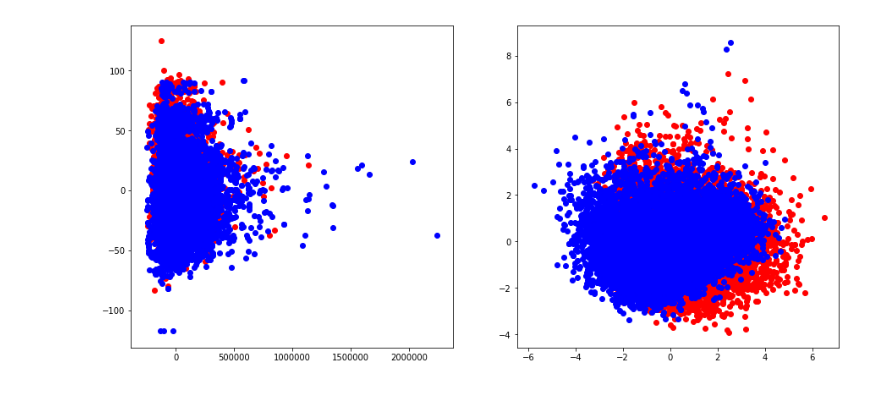
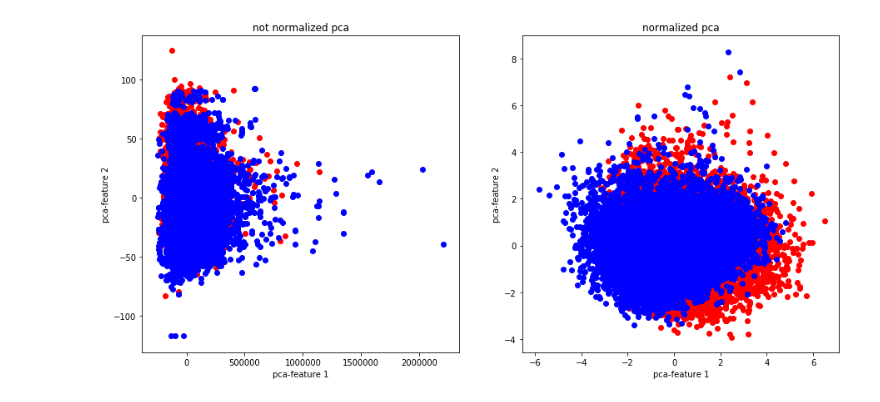
Before and after one commit to P1eter/SpotifyDataAnalysis, a Jupyter notebook: pca.ipynb, the cells around one changed output. Cells and saved outputs as stored; diff of their text form; code cells hidden in the pictures.

```diff
--- a/pca.ipynb
+++ b/pca.ipynb
@@ -60,4 +64,8 @@ grunge = grunge_features.as_matrix()
 rockjazz = do_pca(np.vstack((rock_features, jazz_features)))
 rock_pca = rockjazz[:len(rock_features)]
 jazz_pca = rockjazz[len(rock_features):]
+# %%
+# get normalized data
+rock_norm = normalize(rock_features)
+jazz_norm = normalize(jazz_features)
 # %%
@@ -66,14 +75,23 @@ rock_pca_norm = rockjazz_norm[:len(rock_norm)]
 jazz_pca_norm = rockjazz_norm[len(rock_norm):]
 # %%
 plt.figure(figsize=(15, 7))
+
+# not normalized pca
 plt.subplot(1, 2, 1)
 plt.scatter(rock_pca[:,0], rock_pca[:,1], c='r')
 plt.scatter(jazz_pca[:,0], jazz_pca[:,1], c='b')
+plt.title("not normalized pca")
+plt.xlabel("pca-feature 1")
+plt.ylabel("pca-feature 2")
 
+# normalized pca
 plt.subplot(1, 2, 2)
 plt.scatter(rock_pca_norm[:,0], rock_pca_norm[:,1], c='r')
 plt.scatter(jazz_pca_norm[:,0], jazz_pca_norm[:,1], c='b')
+plt.title("normalized pca")
+plt.xlabel("pca-feature 1")
+plt.ylabel("pca-feature 2")
 
 plt.show()
 # %% [output]
-[figure, old version]
+[figure, new version]
```
Also changed, not shown: parts of 6 cells of this notebook, 1 other file.
